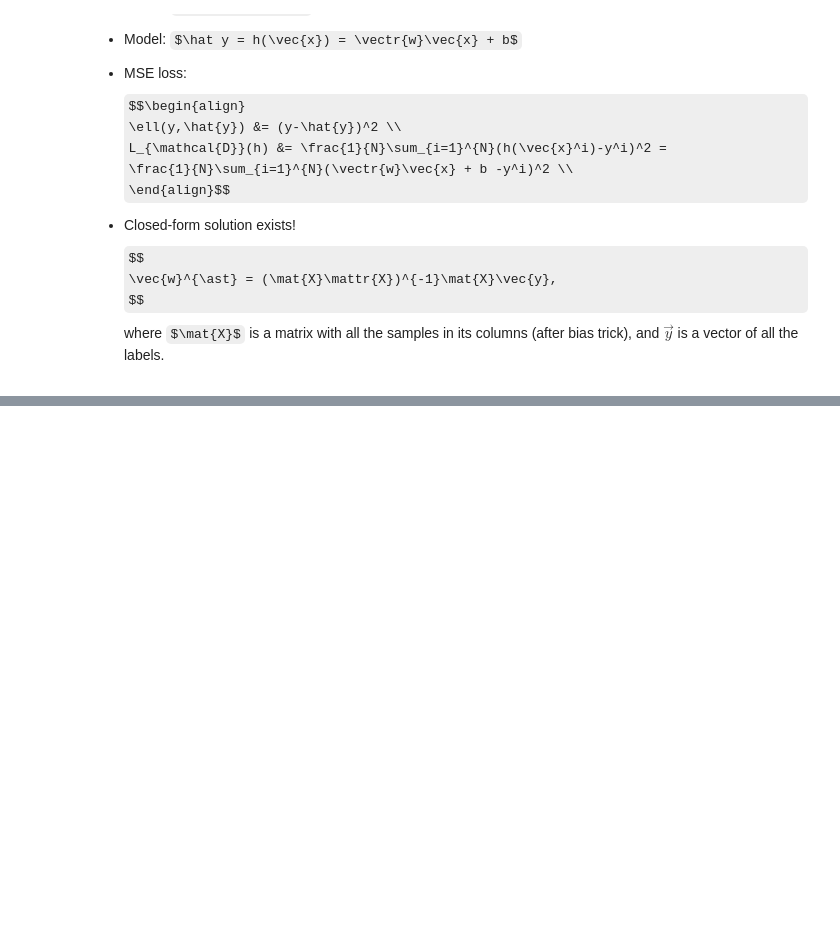
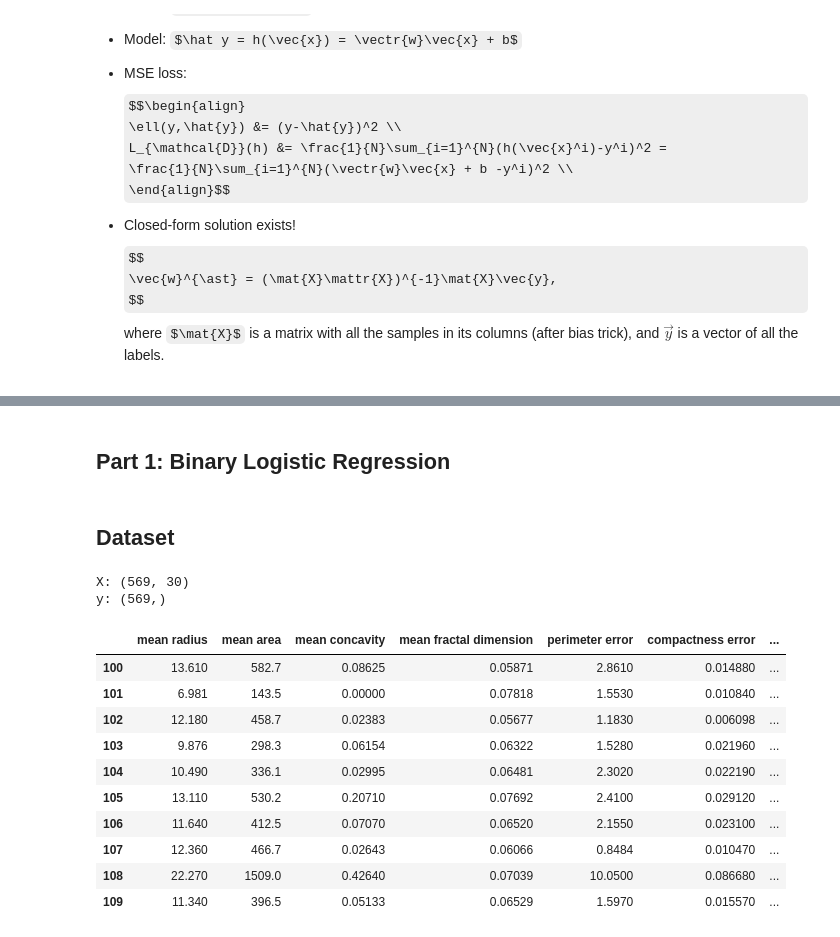
Before and after one commit to vistalab-technion/cs236781-tutorials, a Jupyter notebook: tutorial2/tutorial2-Logistic_Regression.ipynb, the cells around one changed output, grey strips where cells are left out. Cells and saved outputs as stored; diff of their text form; code cells hidden in the pictures; some formulas as TeX source; blank space fills up the shorter version.

```diff
--- a/tutorial2/tutorial2-Logistic_Regression.ipynb
+++ b/tutorial2/tutorial2-Logistic_Regression.ipynb
@@ -117,0 +131,38 @@ plt.grid(True); plt.xlabel('z'); plt.legend();
+# %% [markdown]
+## Part 1: Binary Logistic Regression
+# %% [markdown]
+## Dataset
+# %%
+import sklearn.datasets
+
+ds_cancer = sklearn.datasets.load_breast_cancer()
+
+feature_names = ds_cancer.feature_names
+target_names = ds_cancer.target_names
+n_features = len(feature_names)
+X, y = ds_cancer.data, ds_cancer.target
+y_names = np.full_like(y, target_names[0].upper(), dtype=target_names.dtype)
+y_names[y==1] = target_names[1].upper()
+n_samples = len(y)
+
+print(f'X: {X.shape}')
+print(f'y: {y.shape}')
+
+# Load into a pandas dataframe and show some samples
+df_cancer = pd.DataFrame(data=X, columns=ds_cancer.feature_names)
+df_cancer = df_cancer.assign(CLASS=y_names)
+df_cancer.iloc[100:110, 0::3]
+# %% [output]
+X: (569, 30)
+y: (569,)
+|  | mean radius | mean area | mean concavity | mean fractal dimension | perimeter error | compactness error | ... |
+| 100 | 13.610 | 582.7 | 0.08625 | 0.05871 | 2.8610 | 0.014880 | ... |
+| 101 | 6.981 | 143.5 | 0.00000 | 0.07818 | 1.5530 | 0.010840 | ... |
+| 102 | 12.180 | 458.7 | 0.02383 | 0.05677 | 1.1830 | 0.006098 | ... |
+| 103 | 9.876 | 298.3 | 0.06154 | 0.06322 | 1.5280 | 0.021960 | ... |
+| 104 | 10.490 | 336.1 | 0.02995 | 0.06481 | 2.3020 | 0.022190 | ... |
+| 105 | 13.110 | 530.2 | 0.20710 | 0.07692 | 2.4100 | 0.029120 | ... |
+| 106 | 11.640 | 412.5 | 0.07070 | 0.06520 | 2.1550 | 0.023100 | ... |
+| 107 | 12.360 | 466.7 | 0.02643 | 0.06066 | 0.8484 | 0.010470 | ... |
+| 108 | 22.270 | 1509.0 | 0.42640 | 0.07039 | 10.0500 | 0.086680 | ... |
+| 109 | 11.340 | 396.5 | 0.05133 | 0.06529 | 1.5970 | 0.015570 | ... |
```
Also changed, not shown: parts of 10 cells of this notebook.
